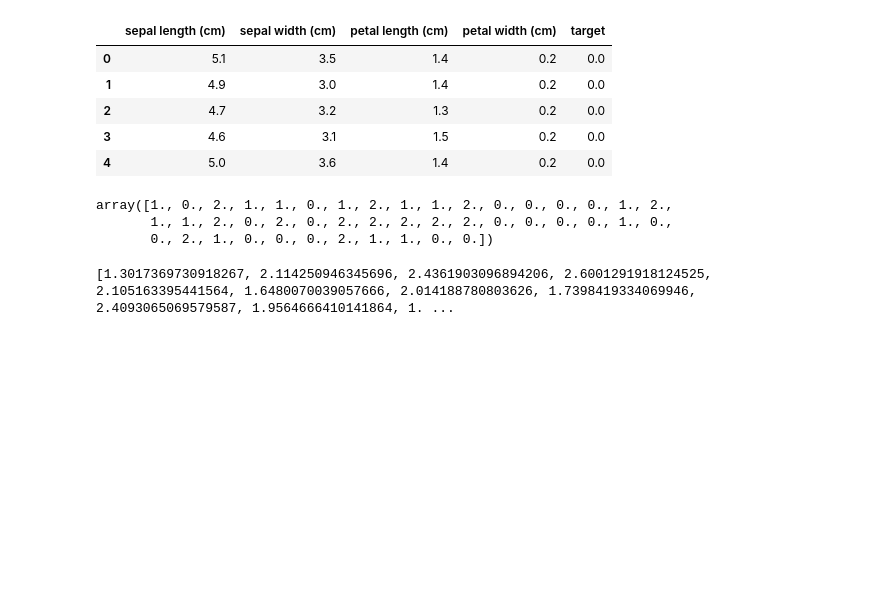
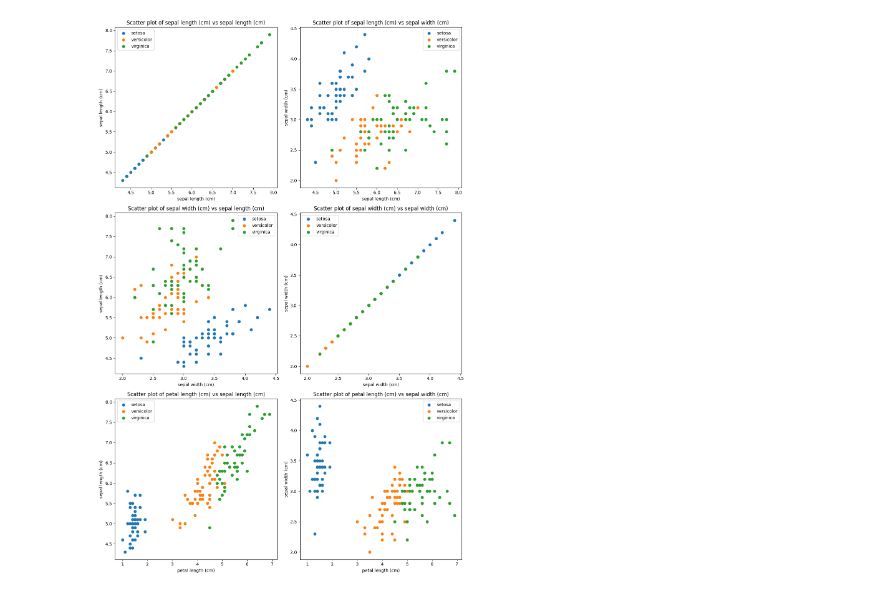
Before and after one commit to javadkavian/ML_Assignments, a Jupyter notebook: DecisionTreeEnsemble/HW3_Q4.ipynb, the cells around one changed output. Cells and saved outputs as stored; diff of their text form; code cells hidden in the pictures; blank space fills up the shorter version.

```diff
--- a/DecisionTreeEnsemble/HW3_Q4.ipynb
+++ b/DecisionTreeEnsemble/HW3_Q4.ipynb
@@ -68,15 +55,28 @@ class SimpleMultiClassBoosting(BaseEstimator, ClassifierMixin):
             finalPrediction = max(votes, key=votes.get)
             prediction[i] = self.label_encoder.inverse_transform(np.array([finalPrediction]))
         return prediction
-# %%
-iris = load_iris()
-df = pd.DataFrame(data=np.c_[iris['data'], iris['target']], columns=iris['feature_names'] + ['target'])
-df.head()
-# %% [output]
-|  | sepal length (cm) | sepal width (cm) | petal length (cm) | petal width (cm) | target |
-| 0 | 5.1 | 3.5 | 1.4 | 0.2 | 0.0 |
-| 1 | 4.9 | 3.0 | 1.4 | 0.2 | 0.0 |
-| 2 | 4.7 | 3.2 | 1.3 | 0.2 | 0.0 |
-| 3 | 4.6 | 3.1 | 1.5 | 0.2 | 0.0 |
-| 4 | 5.0 | 3.6 | 1.4 | 0.2 | 0.0 |
+# %%
+import matplotlib.pyplot as plt
+iris = load_iris()
+data = iris.data
+target = iris.target
+
+feature_names = iris.feature_names
+
+fig, axs = plt.subplots(3, 2, figsize=(12, 18))
+
+
+for i, ax_row in enumerate(axs):
+    for j, ax in enumerate(ax_row):
+        for target_class in set(target):
+            ax.scatter(data[target == target_class, i], data[target == target_class, j], label=iris.target_names[target_class])
+        ax.set_xlabel(feature_names[i])
+        ax.set_ylabel(feature_names[j])
+        ax.set_title(f'Scatter plot of {feature_names[i]} vs {feature_names[j]}')
+        ax.legend()
+
+plt.tight_layout()
+plt.show()
+# %% [output]
+[figure, added]
 # %%
@@ -86,15 +87,6 @@ m = SimpleMultiClassBoosting()
 m.fit(X_train, Y_train)
 # %%
 prediction = m.predict(X_test)
-prediction
-# %% [output]
-array([1., 0., 2., 1., 1., 0., 1., 2., 1., 1., 2., 0., 0., 0., 0., 1., 2.,
-       1., 1., 2., 0., 2., 0., 2., 2., 2., 2., 2., 0., 0., 0., 0., 1., 0.,
-       0., 2., 1., 0., 0., 0., 2., 1., 1., 0., 0.])
-# %%
-print(m.learner_weights)
-# %% [output]
-[1.3017369730918267, 2.114250946345696, 2.4361903096894206, 2.6001291918124525, 2.105163395441564, 1.6480070039057666, 2.014188780803626, 1.7398419334069946, 2.4093065069579587, 1.9564666410141864, 1. ...
 # %%
 from sklearn.metrics import classification_report
 print(classification_report(Y_test, prediction))
```
Also changed, not shown: parts of 5 cells of this notebook, 2 other files.
